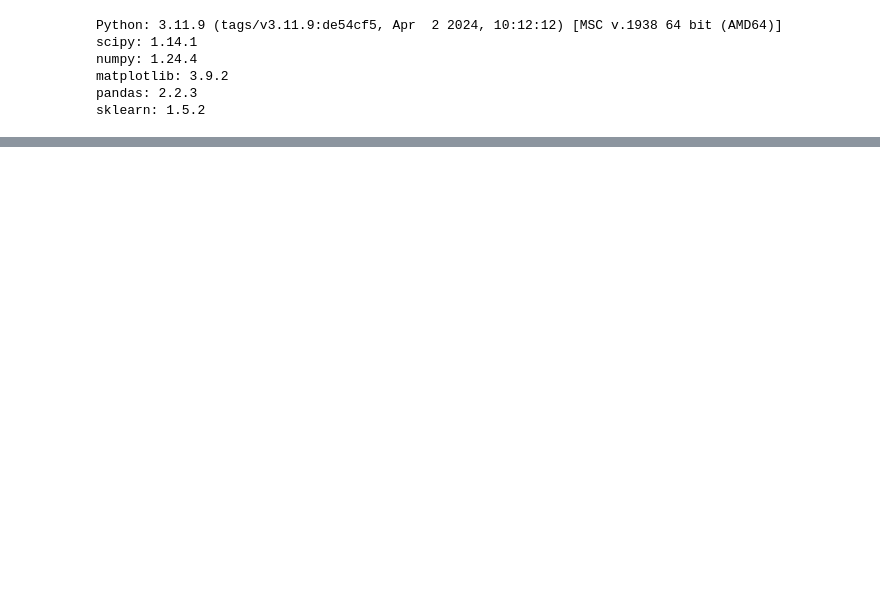
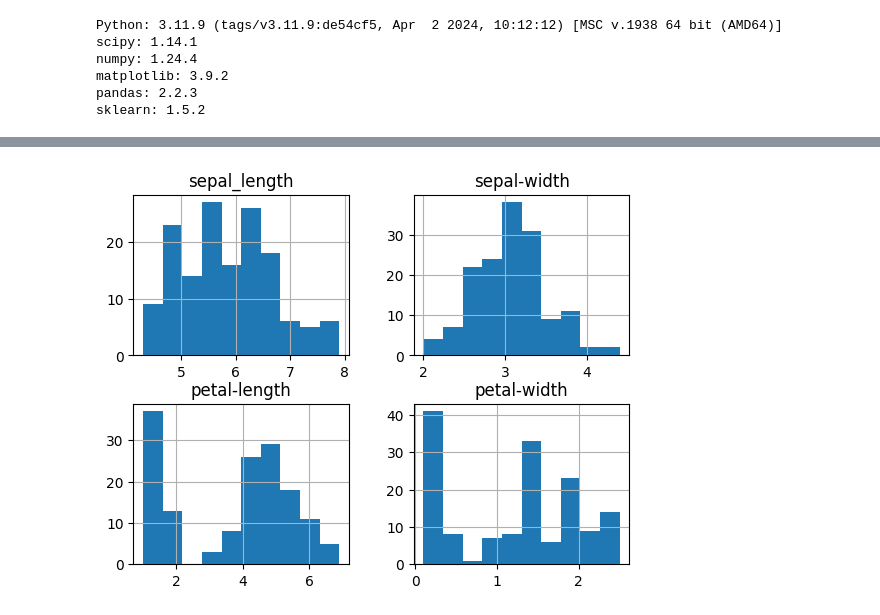
Before and after one commit to Vishnu-Devhub/iris-classification, a Jupyter notebook: iris.ipynb, the cells around one changed output, grey strips where cells are left out. Cells and saved outputs as stored; diff of their text form; code cells hidden in the pictures; blank space fills up the shorter version.

```diff
--- a/iris.ipynb
+++ b/iris.ipynb
@@ -46,0 +104,6 @@ from sklearn.svm import SVC
+# %%
+# Histogram plot
+dataset.hist()
+plt.show()
+# %% [output]
+[figure, added]
```
Also changed, not shown: parts of 4 cells of this notebook.
